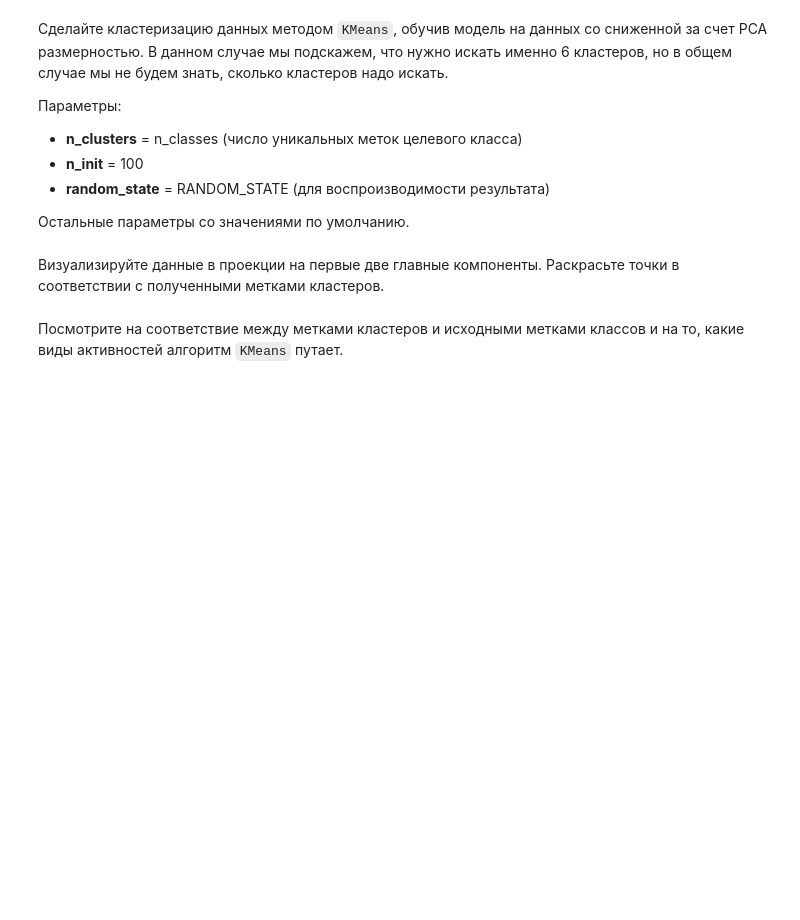
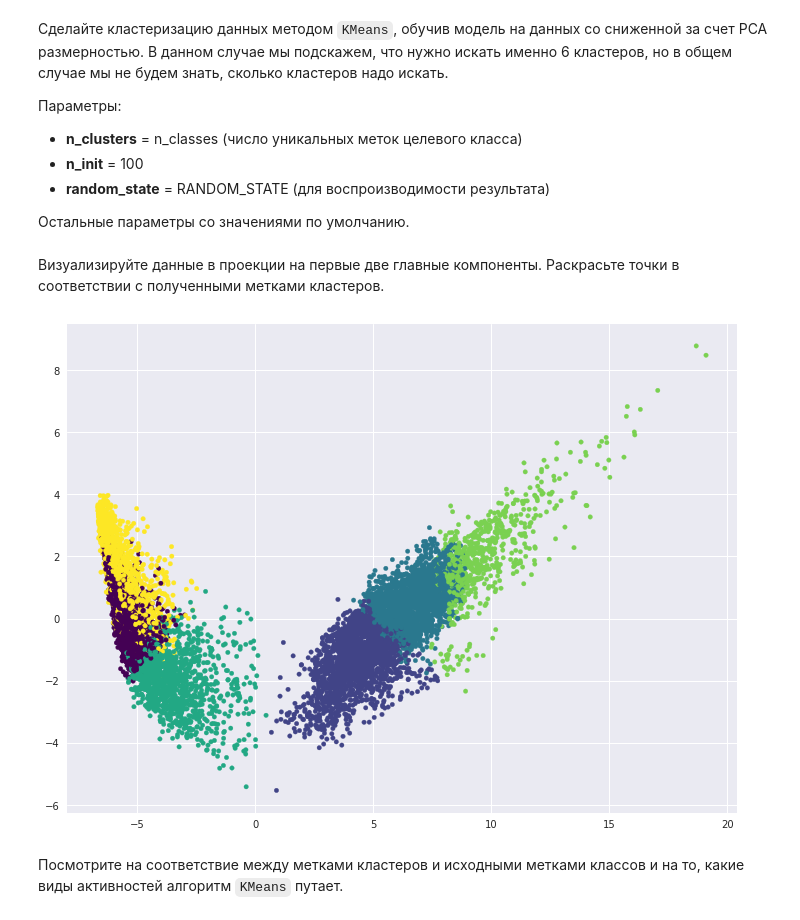
Before and after one commit to 1gnatov/mlcourse_open, a Jupyter notebook: jupyter_notebooks/topic07_unsupervised/hw7_session2_unsupervised_learning.ipynb, the cells around one changed output. Saved outputs shown, nothing was run; the diff lists cells and outputs as text; code cells hidden in the pictures; blank space fills up the shorter version.

```diff
--- a/jupyter_notebooks/topic07_unsupervised/hw7_session2_unsupervised_learning.ipynb
+++ b/jupyter_notebooks/topic07_unsupervised/hw7_session2_unsupervised_learning.ipynb
@@ -161,8 +188,19 @@ plt.scatter(, , c=y, s=20, cmap='viridis');
+# %%
+# Ваш код здесь
+pca = decomposition.PCA(n_components=65)
+X_reduced = pca.fit_transform(X)
+
+kmeans = KMeans(n_clusters=6, n_init = 100, random_state=RANDOM_STATE).fit(X_reduced)
+X_kmeans = kmeans.fit(X_reduced)
+# %%
+cluster_labels = kmeans.labels_
 # %% [markdown]
 Визуализируйте данные в проекции на первые две главные компоненты. Раскрасьте точки в соответствии с полученными метками кластеров.
 # %%
 # Ваш код здесь
-plt.scatter(, , c=cluster_labels, s=20,  cmap='viridis');
+plt.scatter(X_reduced[:, 0], X_reduced[:, 1], c=cluster_labels, s=20,  cmap='viridis');
+# %% [output]
+[figure, added]
 # %% [markdown]
 Посмотрите на соответствие между метками кластеров и исходными метками классов и на то, какие виды активностей алгоритм `KMeans` путает.
 # %%
```
Also changed, not shown: parts of 36 cells of this notebook.
